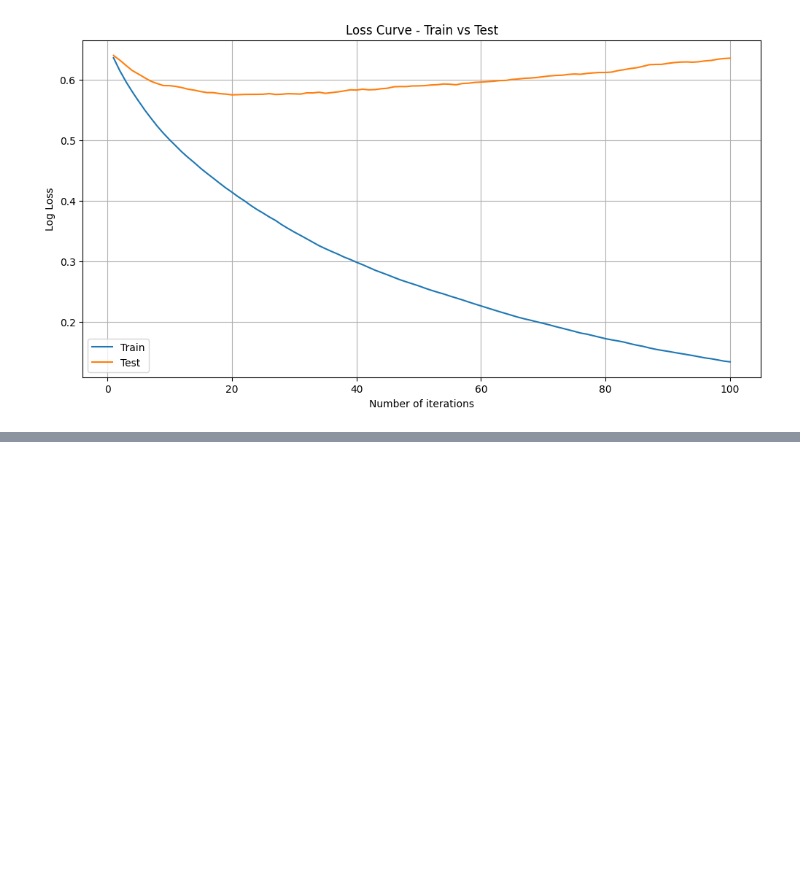
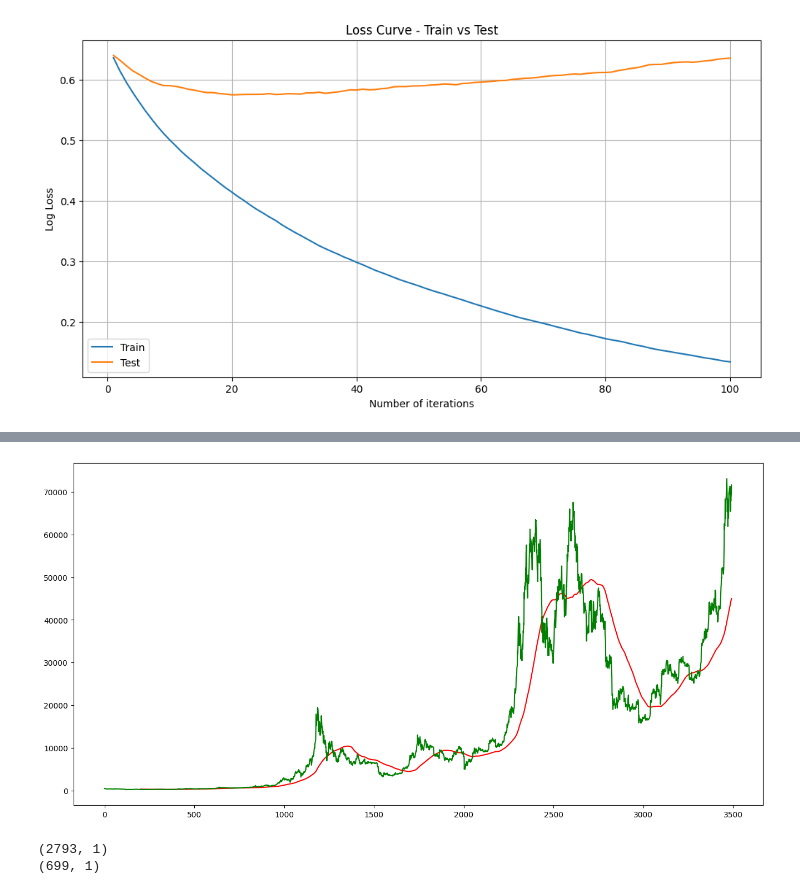
Before and after one commit to dkalenov/ML-Stock-Crypto-Trading, a Jupyter notebook: Bitcoin_Move_Prediction.ipynb, the cells around one changed output, grey strips where cells are left out. Drawn from its saved outputs; the diff is of its cells as text; code cells hidden in the pictures; blank space fills up the shorter version.

```diff
--- a/Bitcoin_Move_Prediction.ipynb
+++ b/Bitcoin_Move_Prediction.ipynb
@@ -1396,0 +1439,8 @@ plt.show()
+# %%
+ma_200_days = data.Close.rolling(200).mean()
+plt.figure(figsize=(16,8))
+plt.plot(ma_200_days, 'r')
+plt.plot(data.Close, 'g')
+plt.show()
+# %% [output]
+[figure, added]
@@ -1396,0 +1452,5 @@ plt.show()
+# %%
+print(data_train.shape, data_test.shape, sep='\n')
+# %% [output]
+(2793, 1)
+(699, 1)
```
Also changed, not shown: parts of 47 cells of this notebook.
